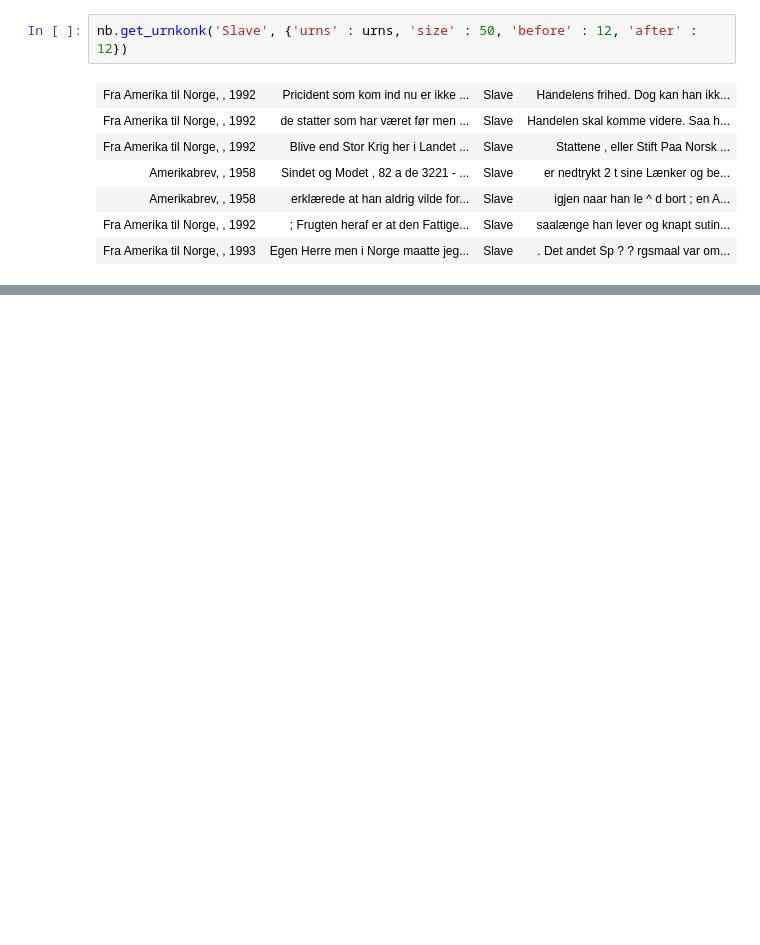
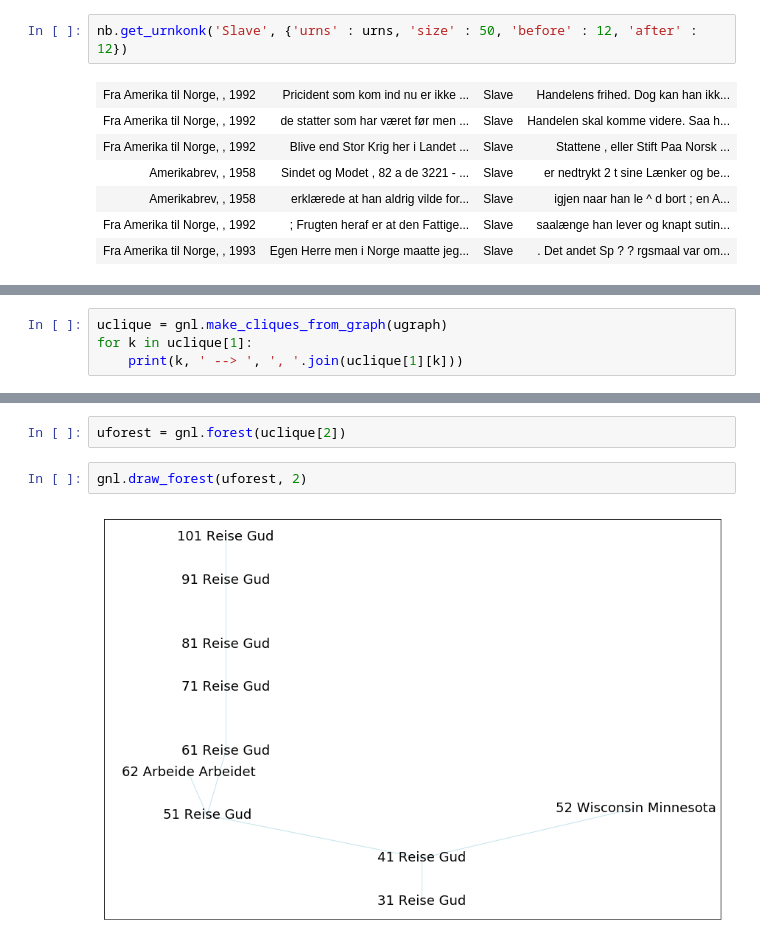
Before and after one commit to Yoonsen/Utvandring, a Jupyter notebook: amerikabrev-oktober-2018.ipynb, the cells around one changed output, grey strips where cells are left out. Cells and saved outputs as stored; diff of their text form; blank space fills up the shorter version.

```diff
--- a/amerikabrev-oktober-2018.ipynb
+++ b/amerikabrev-oktober-2018.ipynb
@@ -292,0 +352,4 @@ OverflowError: (34, 'Result too large')
+# %%
+uclique = gnl.make_cliques_from_graph(ugraph)
+for k in uclique[1]:
+    print(k, ' --> ', ', '.join(uclique[1][k]))
@@ -292,0 +367,6 @@ OverflowError: (34, 'Result too large')
+# %%
+uforest = gnl.forest(uclique[2])
+# %%
+gnl.draw_forest(uforest, 2)
+# %% [output]
+[figure, added]
```
Also changed, not shown: parts of 29 cells of this notebook, 1 other file.
